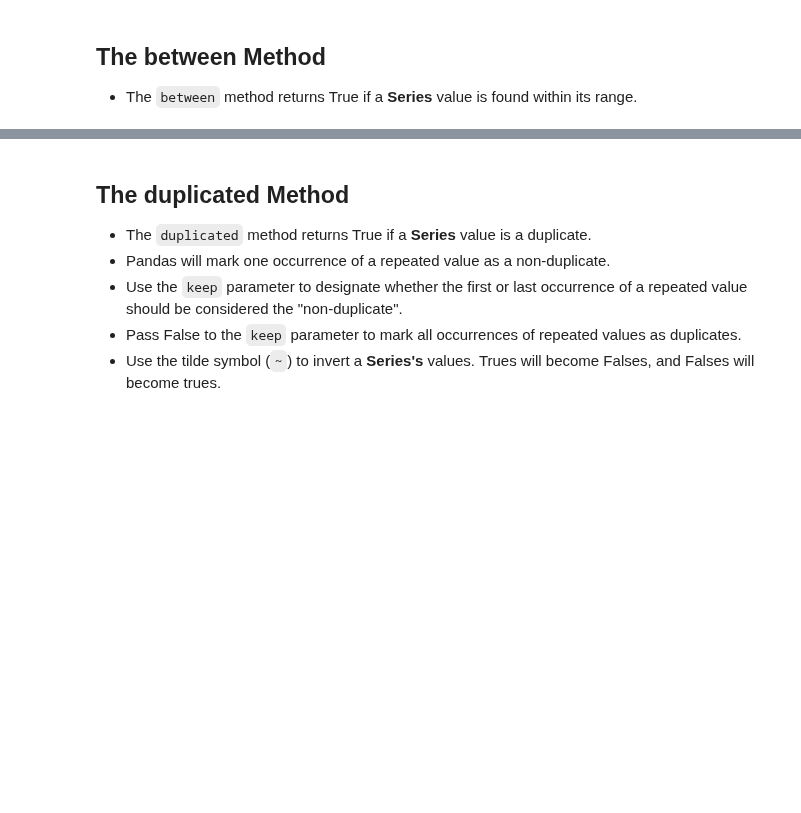
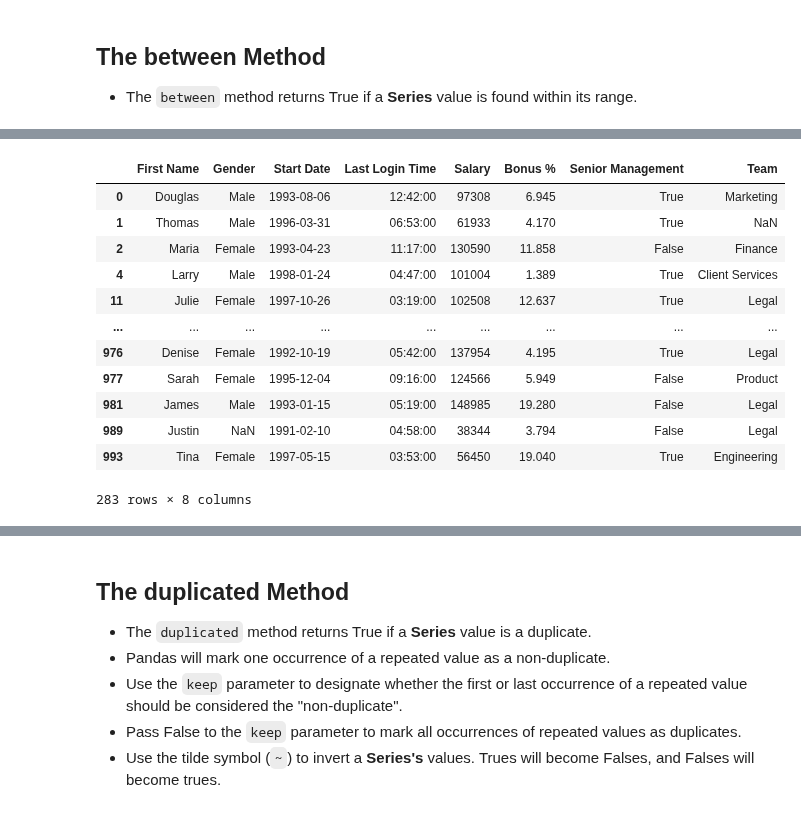
Before and after one commit to Petar-Koprinkov/Pandas, a Jupyter notebook: Incomplete/05 - DataFrames II - Filtering Data.ipynb, the cells around one changed output, grey strips where cells are left out. Saved outputs shown, nothing was run; the diff lists cells and outputs as text; code cells hidden in the pictures; blank space fills up the shorter version.

```diff
--- a/Incomplete/05 - DataFrames II - Filtering Data.ipynb
+++ b/Incomplete/05 - DataFrames II - Filtering Data.ipynb
@@ -175,0 +181,16 @@ employees[employees['First Name'].isnull() & employees['Team'].notnull()]
+# %%
+employees[employees['Start Date'].between('1990-01-01', '2000-02-01')]
+# %% [output]
+|  | First Name | Gender | Start Date | Last Login Time | Salary | Bonus % | Senior Management | Team |
+| 0 | Douglas | Male | 1993-08-06 | 12:42:00 | 97308 | 6.945 | True | Marketing |
+| 1 | Thomas | Male | 1996-03-31 | 06:53:00 | 61933 | 4.170 | True | NaN |
+| 2 | Maria | Female | 1993-04-23 | 11:17:00 | 130590 | 11.858 | False | Finance |
+| 4 | Larry | Male | 1998-01-24 | 04:47:00 | 101004 | 1.389 | True | Client Services |
+| 11 | Julie | Female | 1997-10-26 | 03:19:00 | 102508 | 12.637 | True | Legal |
+| ... | ... | ... | ... | ... | ... | ... | ... | ... |
+| 976 | Denise | Female | 1992-10-19 | 05:42:00 | 137954 | 4.195 | True | Legal |
+| 977 | Sarah | Female | 1995-12-04 | 09:16:00 | 124566 | 5.949 | False | Product |
+| 981 | James | Male | 1993-01-15 | 05:19:00 | 148985 | 19.280 | False | Legal |
+| 989 | Justin | NaN | 1991-02-10 | 04:58:00 | 38344 | 3.794 | False | Legal |
+| 993 | Tina | Female | 1997-05-15 | 03:53:00 | 56450 | 19.040 | True | Engineering |
+283 rows × 8 columns
```
Also changed, not shown: parts of 6 cells of this notebook.
